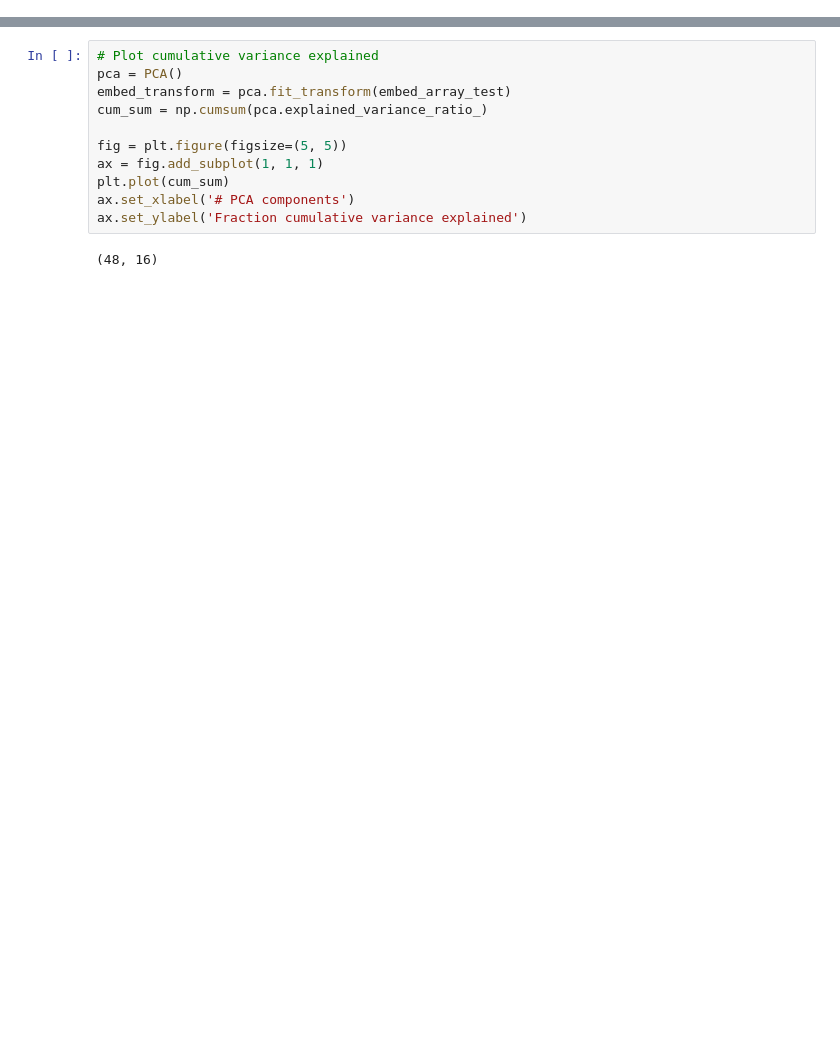
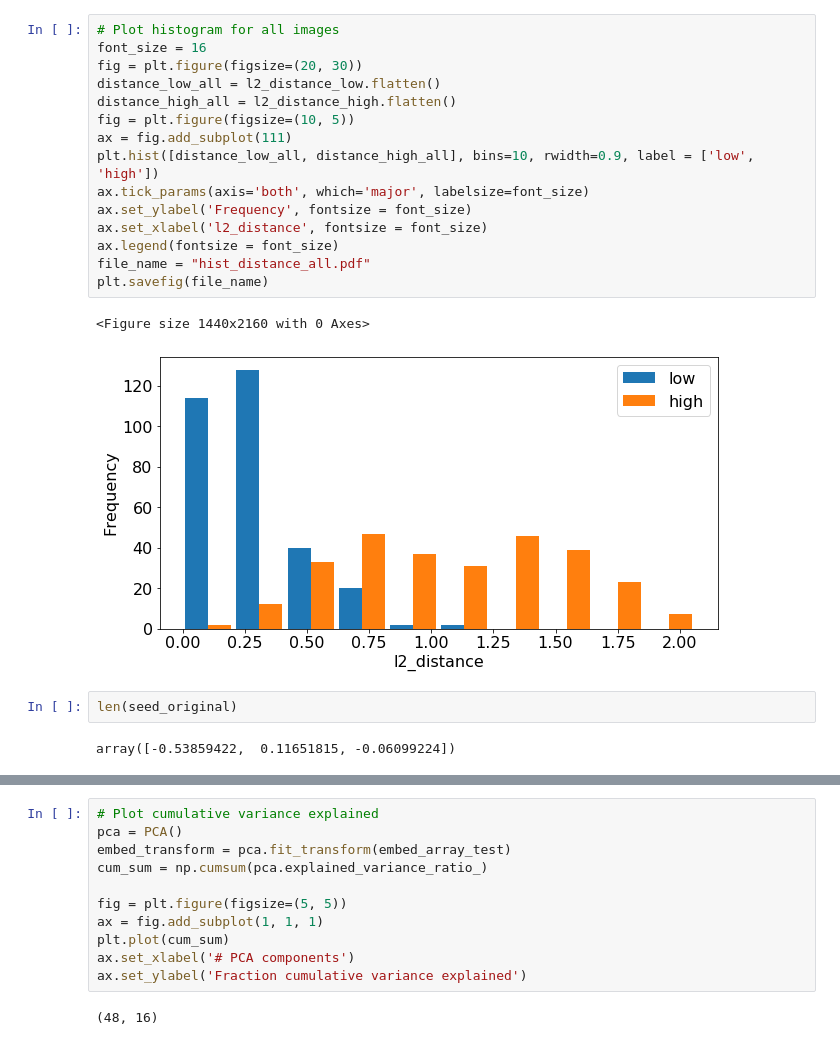
Before and after one commit to longluu/DL-styleGAN-faceForVisualExperiment, a Jupyter notebook: FaceNet.ipynb, the cells around one changed output, grey strips where cells are left out. Saved outputs shown, nothing was run; the diff lists cells and outputs as text; blank space fills up the shorter version.

```diff
--- a/FaceNet.ipynb
+++ b/FaceNet.ipynb
@@ -194,4 +226,26 @@ for index, seed in enumerate(seed_original):
 plt.savefig('hist_embed_128.pdf', bbox_inches='tight')
 # %% [output]
 [figure]
+# %%
+# Plot histogram for all images
+font_size = 16
+fig = plt.figure(figsize=(20, 30))
+distance_low_all = l2_distance_low.flatten()
+distance_high_all = l2_distance_high.flatten()
+fig = plt.figure(figsize=(10, 5))
+ax = fig.add_subplot(111)
+plt.hist([distance_low_all, distance_high_all], bins=10, rwidth=0.9, label = ['low', 'high'])
+ax.tick_params(axis='both', which='major', labelsize=font_size)
+ax.set_ylabel('Frequency', fontsize = font_size)
+ax.set_xlabel('l2_distance', fontsize = font_size)
+ax.legend(fontsize = font_size)
+file_name = "hist_distance_all.pdf"
+plt.savefig(file_name)
+# %% [output]
+<Figure size 1440x2160 with 0 Axes>
+[figure, added]
+# %%
+len(seed_original)
+# %% [output]
+array([-0.53859422,  0.11651815, -0.06099224])
 # %%
```
Also changed, not shown: parts of 10 cells of this notebook.
